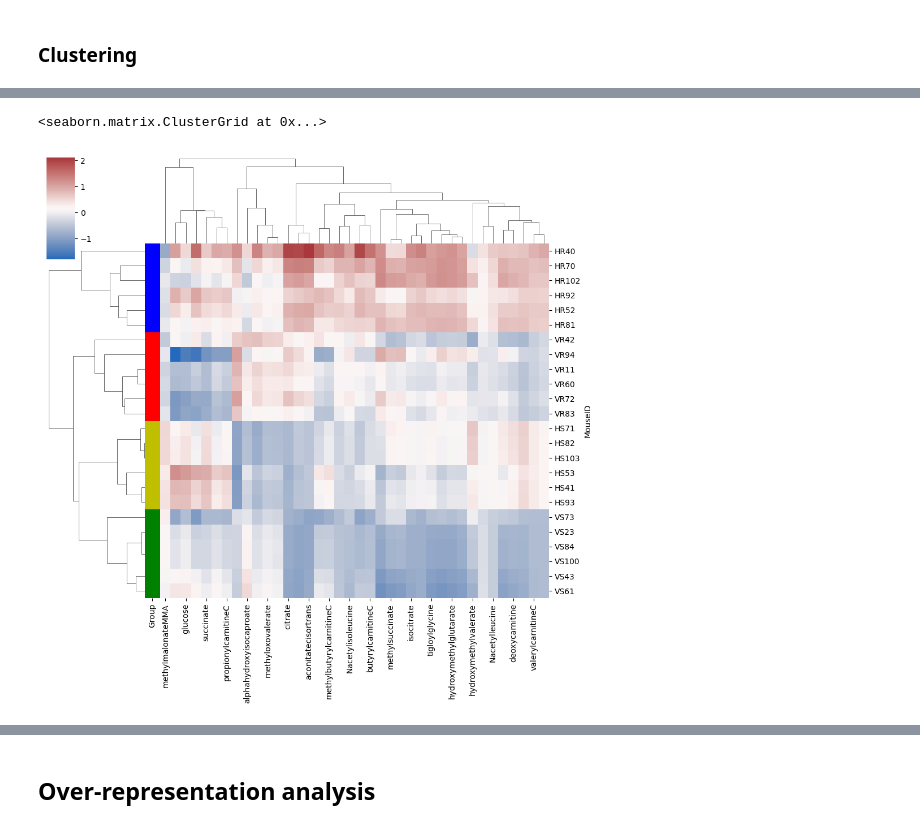
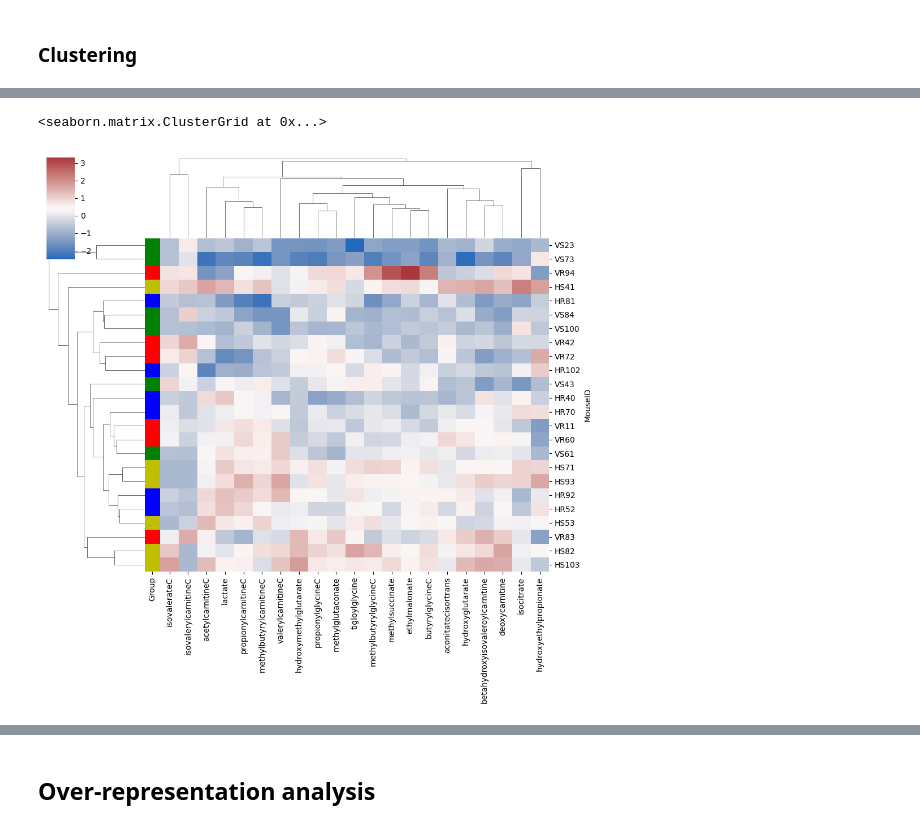
Before and after one commit to bjwadswo/JohnsonLab_Wadsworth-et-al_2HB-Metabolomics, a Jupyter notebook: Met_Analysis.ipynb, the cells around one changed output, grey strips where cells are left out. Cells and saved outputs as stored; diff of their text form; code cells hidden in the pictures.

Commit message:
Commiting version with covariate adjustment changed to correct calculation - i.e. using residuals from linear regression

```diff
--- a/Met_Analysis.ipynb
+++ b/Met_Analysis.ipynb
@@ -288,14 +299,14 @@ plt.show()
 # %%
 serum_adj = pd.DataFrame(columns=serum_fwn.columns)
 results = pd.DataFrame(columns=['Metabolite','AIC','VS','VS_SDev','HS','HS_SDev','VR','VR_SDev','HR','HR_SDev'])
-covars=['avg_VO2','max_dVO2']
+covars=['max_dVO2']
 for met in serum_fwn.columns[:-8]:
     # print(met) # for tracking progress in loop
-    model = ols(formula=f'{met} ~ C(Tx) + {covars[0]} + {covars[1]}', data=serum_fwn).fit()
+    model = ols(formula=f'{met} ~ {covars[0]}', data=serum_fwn).fit()
     # C(Group) tells the model to expect a categorical variable
     aic = model.aic
-    # to get the adjusted means, use the fitted model to predict the values for each case, then subset based on group and then take the average and stdev
-    group_means = model.predict(serum_fwn.assign(Intercept=0))
+    # to get the adjusted means, add the intercept to the residuals, then subset based on group and then take the average and stdev
+    group_means = model.resid
     means = group_means[serum_fwn['Group'] == 'VS'].mean(), group_means[serum_fwn['Group'] == 'VR'].mean(), group_means[serum_fwn['Group'] == 'HS'].mean(), group_means[serum_fwn['Group'] == 'HR'].mean()
     std_dev = group_means[serum_fwn['Group'] == 'VS'].std(), group_means[serum_fwn['Group'] == 'VR'].std(), group_means[serum_fwn['Group'] == 'HS'].std(), group_means[serum_fwn['Group'] == 'HR'].std()
 
@@ -359,13 +370,13 @@ for met in serum_adj.columns[:-8]:
         })
 
 reject, adj_pvalues, sidak, bonf = multipletests(
-    results.p_value.fillna(1), alpha=0.01, method = 'fdr_tsbh'
+    results.p_value.fillna(1), alpha=0.1, method = 'fdr_tsbh'
 )
 results['adj_p'] = adj_pvalues
 results['reject'] = reject
 results.to_csv('serum_FDR.csv')
-hit_results = results[results.reject == True]
-serum_DE = serum_adj[hit_results.Metabolite.unique()]
+ser_hit_results = results[results.reject == True]
+serum_DE = serum_adj[ser_hit_results.Metabolite.unique()]
 serum_DE['Group'] = serum_adj['Group']
 print(results.reject.value_counts(),'\n',serum_adj.shape, serum_DE.shape)
 # %% [output]
@@ -508,8 +527,8 @@ import seaborn as sns
 # %%
 lut = dict(zip(serum_DE.Group.unique(), "rbgy"))
 row_colours = serum_DE.Group.map(lut)
-sns.clustermap(serum_DE.select_dtypes(include=np.number),row_colors=row_colours,cmap='vlag')
+sns.clustermap(serum_DE.select_dtypes(include=np.number),row_colors=row_colours,cmap='vlag',method='average',metric='seuclidean')
 # %% [output]
 <seaborn.matrix.ClusterGrid at 0x...>
-[figure, old version]
+[figure, new version]
 # %%
```
Also changed, not shown: parts of 21 cells of this notebook, 9 other files.
